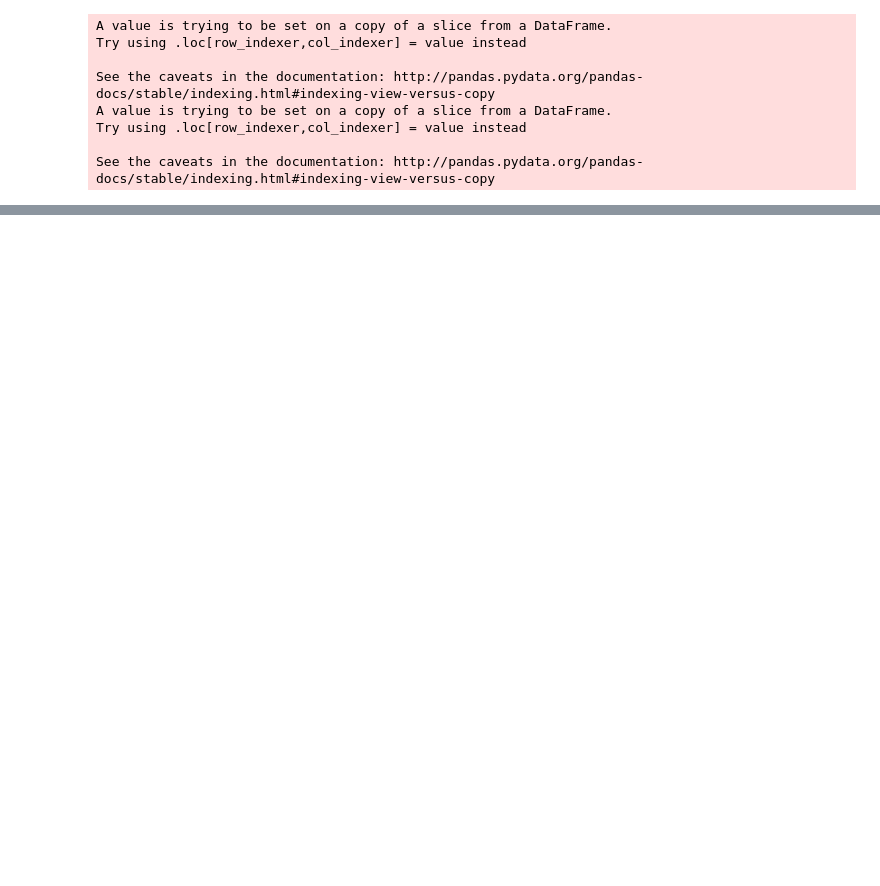
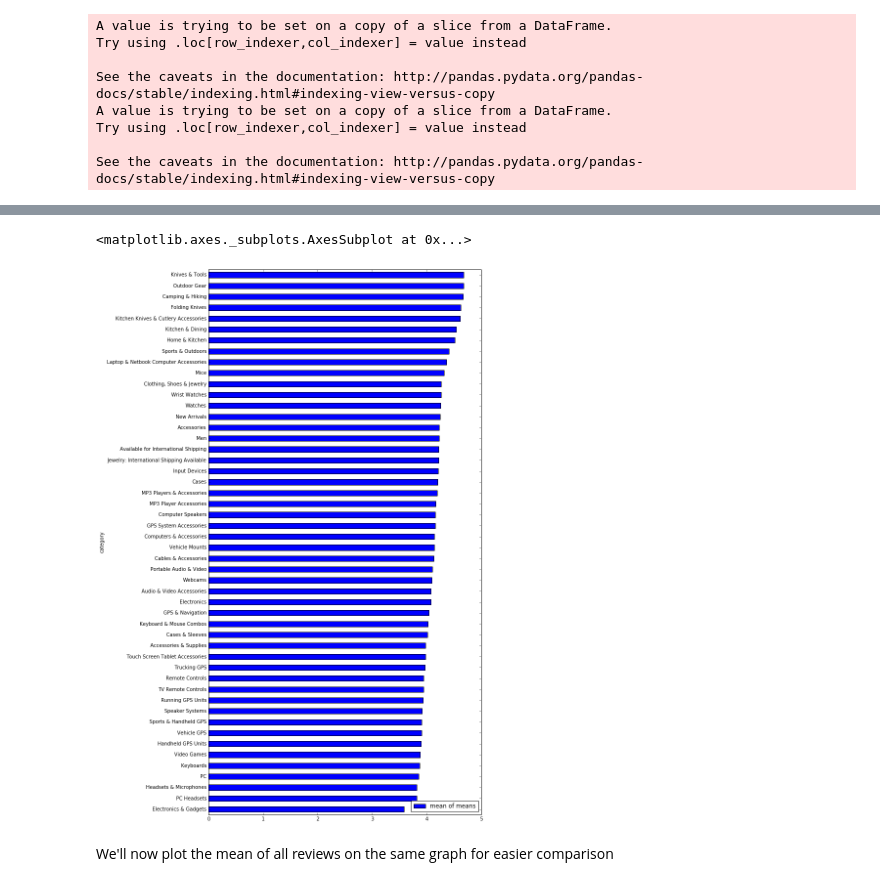
Before and after one commit to bojanp94/ADAProject, a Jupyter notebook: swiss products.ipynb, the cells around one changed output, grey strips where cells are left out. Saved outputs shown, nothing was run; the diff lists cells and outputs as text; code cells hidden in the pictures; blank space fills up the shorter version.

Commit message:
mean of means

```diff
--- a/swiss products.ipynb
+++ b/swiss products.ipynb
@@ -683,0 +701,19 @@ res.sort_values(by='mean of swiss products',ascending=True).plot.barh(figsize=(1
+# %%
+productMean = swissDF
+productMean['categories'] = productMean.categories.apply(lambda x : tuple(x))
+productMean = productMean.groupby(['asin', 'categories'])['overall'].mean()
+productMean = productMean.to_frame().reset_index()
+# %%
+flat = productMean.categories.apply(lambda x: ' '.join(x)).str
+res = categoriesCount.keys().to_series().map(lambda c: productMean[flat.contains(c)].overall.mean())
+# %%
+res = res.reset_index(drop=False)
+res.columns = ['category', 'mean of means']
+res = res.set_index(['category'])
+# %%
+res.sort_values(by='mean of means',ascending=True).plot.barh(figsize=(10,20))
+# %% [output]
+<matplotlib.axes._subplots.AxesSubplot at 0x...>
+[figure, added]
+# %% [markdown]
+We'll now plot the mean of all reviews on the same graph for easier comparison
```
Also changed, not shown: parts of 37 cells of this notebook.
